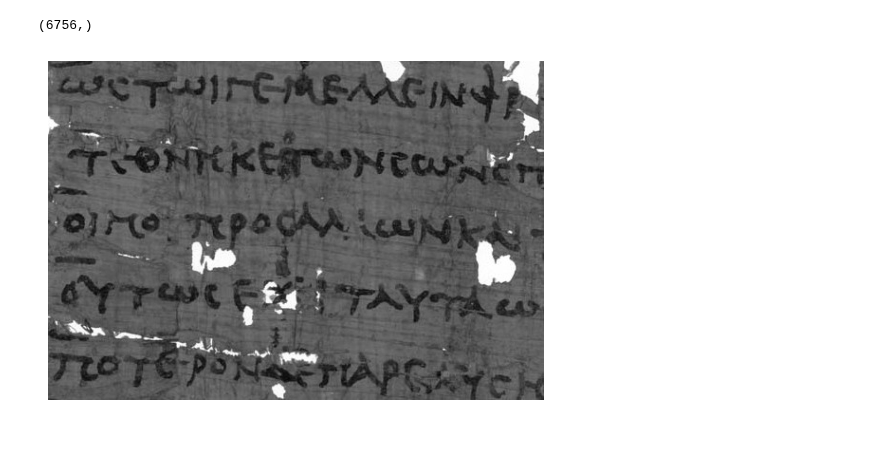
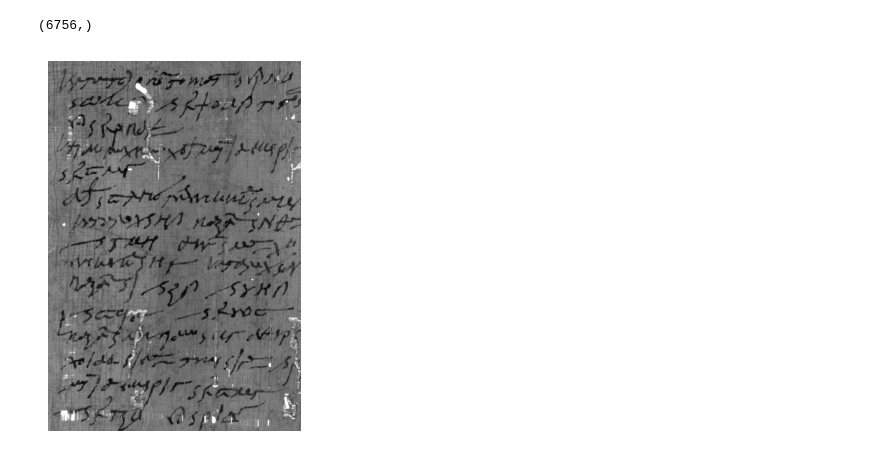
Before and after one commit to Wishmitha/Vesuvius, a Jupyter notebook: alpub_autoencoder/papyri_image_processor.ipynb, the cells around one changed output. Saved outputs shown, nothing was run; the diff lists cells and outputs as text; code cells hidden in the pictures.

```diff
--- a/alpub_autoencoder/papyri_image_processor.ipynb
+++ b/alpub_autoencoder/papyri_image_processor.ipynb
@@ -35,15 +35,15 @@ for img in img_list:
 # %%
 # Load the greyscaled image
 
-image_no = 1
+image_no = 120
 image = img_gray[image_no]
 
 # Display the grayscale image
 plt.imshow(image, cmap="gray")
 plt.axis("off")
 plt.show()
 # %% [output]
-[figure, old version]
+[figure, new version]
 # %%
 import cv2
 # %%
```
Also changed, not shown: parts of 3 cells of this notebook.
